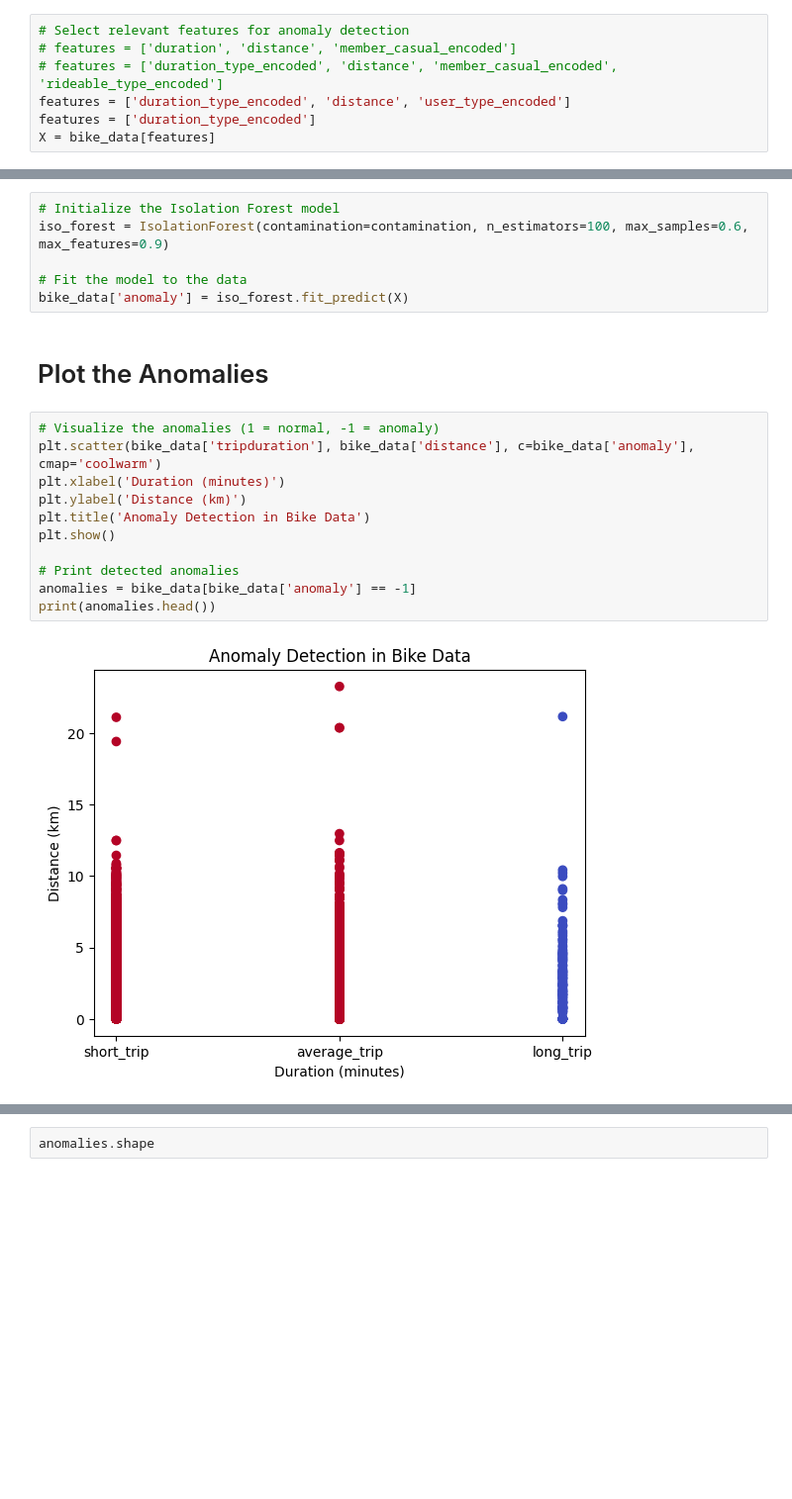
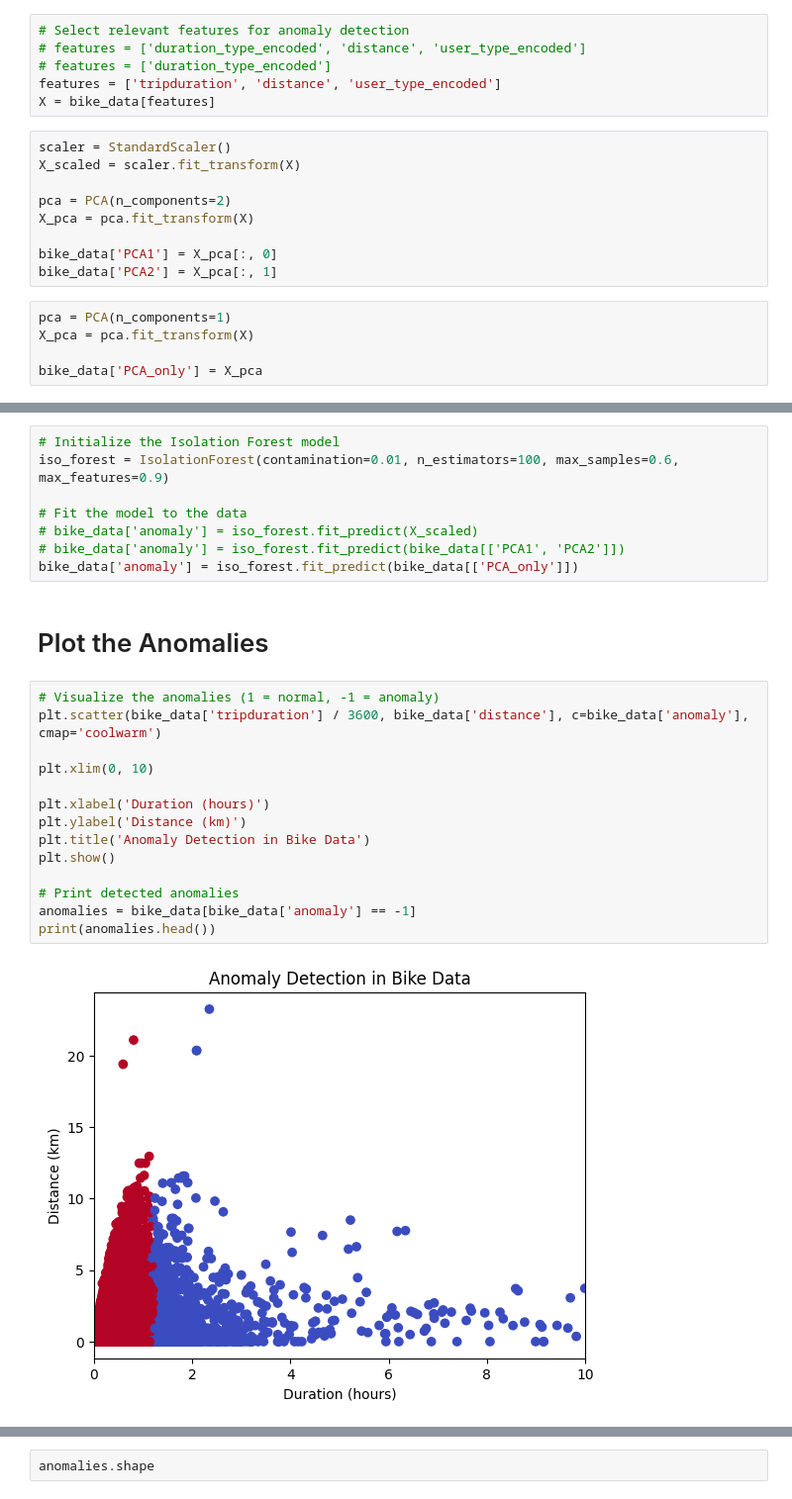
Before and after one commit to elnurisg/anomaly_detection_for_shared_mobility, a Jupyter notebook: data_inspection.ipynb, the cells around one changed output, grey strips where cells are left out. Shown at 99% size. Drawn from its saved outputs; the diff is of its cells as text; blank space fills up the shorter version.

```diff
--- a/data_inspection.ipynb
+++ b/data_inspection.ipynb
@@ -92,11 +92,24 @@ bike_data['duration_type_encoded'] = label_encoder.fit_transform(bike_data['trip
 ## Select relevant features
 # %%
 # Select relevant features for anomaly detection
-# features = ['duration', 'distance', 'member_casual_encoded']
-# features = ['duration_type_encoded', 'distance', 'member_casual_encoded', 'rideable_type_encoded']
-features = ['duration_type_encoded', 'distance', 'user_type_encoded']
-features = ['duration_type_encoded']
+# features = ['duration_type_encoded', 'distance', 'user_type_encoded']
+# features = ['duration_type_encoded']
+features = ['tripduration', 'distance', 'user_type_encoded']
 X = bike_data[features]
+# %%
+scaler = StandardScaler()
+X_scaled = scaler.fit_transform(X)
+
+pca = PCA(n_components=2)
+X_pca = pca.fit_transform(X)
+
+bike_data['PCA1'] = X_pca[:, 0]
+bike_data['PCA2'] = X_pca[:, 1]
+# %%
+pca = PCA(n_components=1)
+X_pca = pca.fit_transform(X)
+
+bike_data['PCA_only'] = X_pca
 # %% [markdown]
 # Data Analysis
 # %%
@@ -135,23 +148,28 @@ np.float64(0.0009120706854781245)
 # Train Isolation Forest
 # %%
 # Initialize the Isolation Forest model
-iso_forest = IsolationForest(contamination=contamination, n_estimators=100, max_samples=0.6, max_features=0.9)
+iso_forest = IsolationForest(contamination=0.01, n_estimators=100, max_samples=0.6, max_features=0.9)
 
 # Fit the model to the data
-bike_data['anomaly'] = iso_forest.fit_predict(X)
+# bike_data['anomaly'] = iso_forest.fit_predict(X_scaled)
+# bike_data['anomaly'] = iso_forest.fit_predict(bike_data[['PCA1', 'PCA2']])
+bike_data['anomaly'] = iso_forest.fit_predict(bike_data[['PCA_only']])
 # %% [markdown]
 # Plot the Anomalies
 # %%
 # Visualize the anomalies (1 = normal, -1 = anomaly)
-plt.scatter(bike_data['tripduration'], bike_data['distance'], c=bike_data['anomaly'], cmap='coolwarm')
-plt.xlabel('Duration (minutes)')
+plt.scatter(bike_data['tripduration'] / 3600, bike_data['distance'], c=bike_data['anomaly'], cmap='coolwarm')
+
+plt.xlim(0, 10)
+
+plt.xlabel('Duration (hours)')
 plt.ylabel('Distance (km)')
 plt.title('Anomaly Detection in Bike Data')
 plt.show()
 
 # Print detected anomalies
 anomalies = bike_data[bike_data['anomaly'] == -1]
 print(anomalies.head())
 # %% [output]
-[figure, old version]
+[figure, new version]
      tripduration                 starttime                  stoptime  \
```
Also changed, not shown: parts of 6 cells of this notebook.
